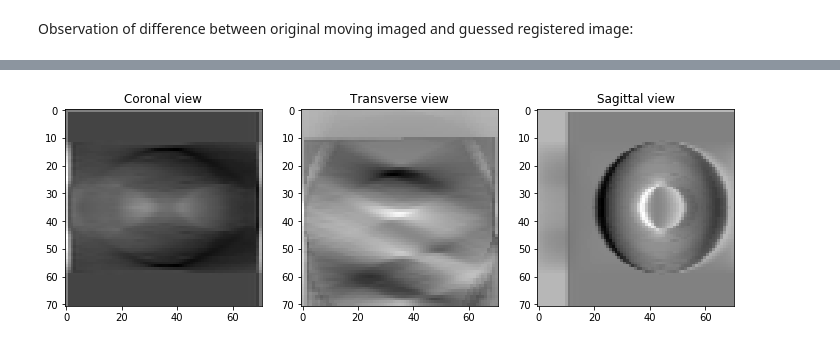
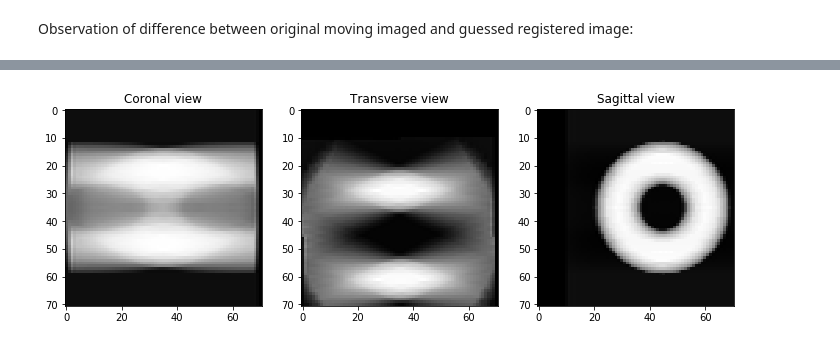
Before and after one commit to alex-delalande/Medical_Image_Analysis, a Jupyter notebook: coupled_registration_reconstruction.ipynb, the cells around one changed output, grey strips where cells are left out. Drawn from its saved outputs; the diff is of its cells as text; code cells hidden in the pictures.

```diff
--- a/coupled_registration_reconstruction.ipynb
+++ b/coupled_registration_reconstruction.ipynb
@@ -319,4 +353,4 @@ plot_volume(f2_rec)
-# %%
-plot_volume(f2_rec - f2_rec_reg)
-# %% [output]
-[figure, removed]
+# %%
+plot_volume(f2_rec_iter)
+# %% [output]
+[figure, added]
```
Also changed, not shown: parts of 29 cells of this notebook.
